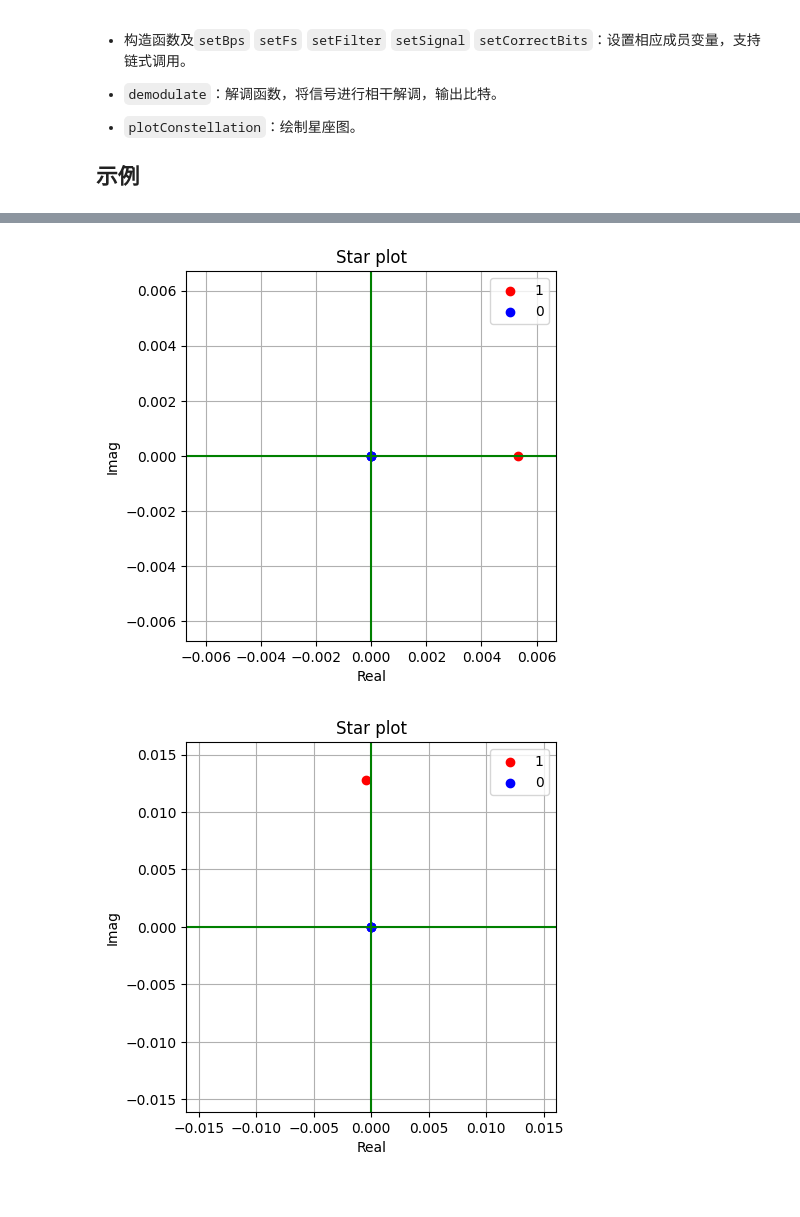
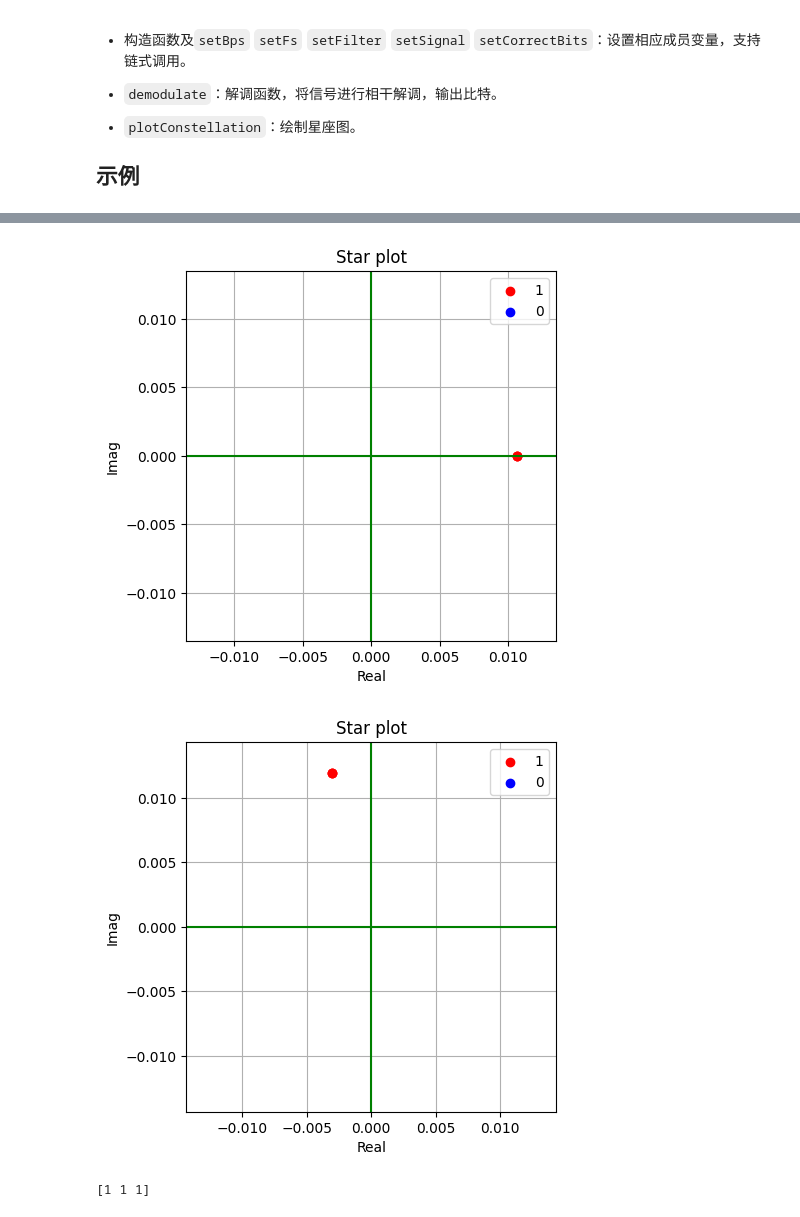
Before and after one commit to Xhlorine/SSFM-Optical-Fiber-Solver, a Jupyter notebook: workspace.ipynb, the cells around one changed output, grey strips where cells are left out. Saved outputs shown, nothing was run; the diff lists cells and outputs as text; code cells hidden in the pictures.

```diff
--- a/workspace.ipynb
+++ b/workspace.ipynb
@@ -123,10 +123,10 @@ import numpy as np
 ## 示例
 # %%
 # Generate waveform
-gen = BasicWaveGenerator(bps=1e9, fs=8e11, basicWave='Gaussian').setBits(1).addZero(2)
+gen = BasicWaveGenerator(bps=1e9, fs=4e11, basicWave='Gaussian').setBits([1, 1, 1]).addZero(2)
 gen.info()
-# gen.plot()
+gen.plot()
 signal, t, f, w = gen.generate(freqType='all')
-print(np.sum(np.abs(gen.filter)**2), gen.alpha, np.sqrt(np.pi/2)/0.2944*5)
+# print(gen.Ns * np.sum(np.abs(np.fft.ifft(gen.filter))**2), gen.alpha, np.sqrt(np.pi/2)/0.2944)
 # %% [output]
 bps: 1.00e+09
@@ -146,14 +146,16 @@ fiber.plot()
 # %%
 # Demodulate
-dem = Demodulator(gen.bps, gen.fs, gen.filter).setCorrectBits(gen.bits)
+dem = gen.demodulator()
 # original
 dem.setSignal(gen.waveform)
 dem.demodulate()
 dem.plotConstellation()
 # fiber: 100km
 dem.setSignal(fiber.output)
 dem.demodulate()
 dem.plotConstellation()
+print(dem.correct)
 # %% [output]
-[figure, old version]
+[figure, new version]
-[figure, old version]
+[figure, new version]
+[1 1 1]
```
Also changed, not shown: parts of 2 cells of this notebook, 4 other files.
